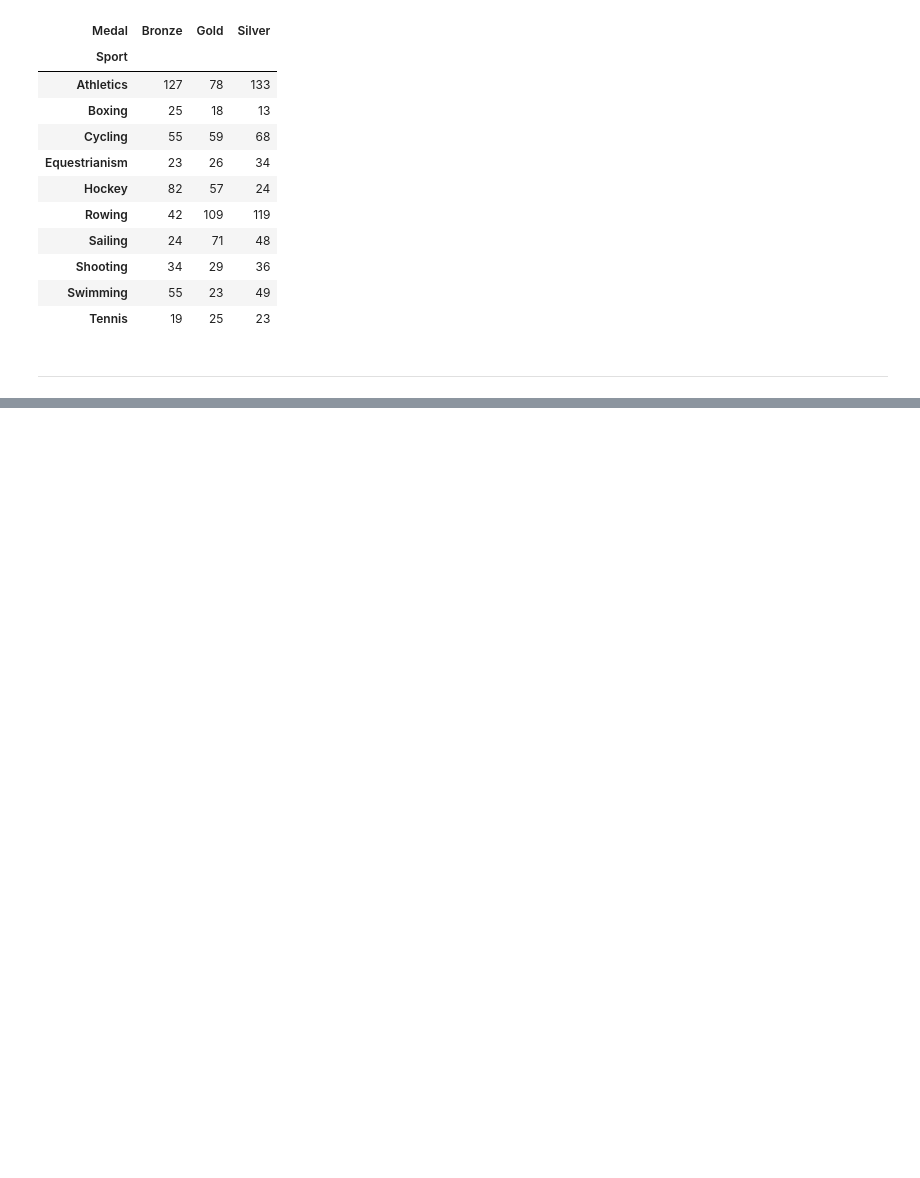
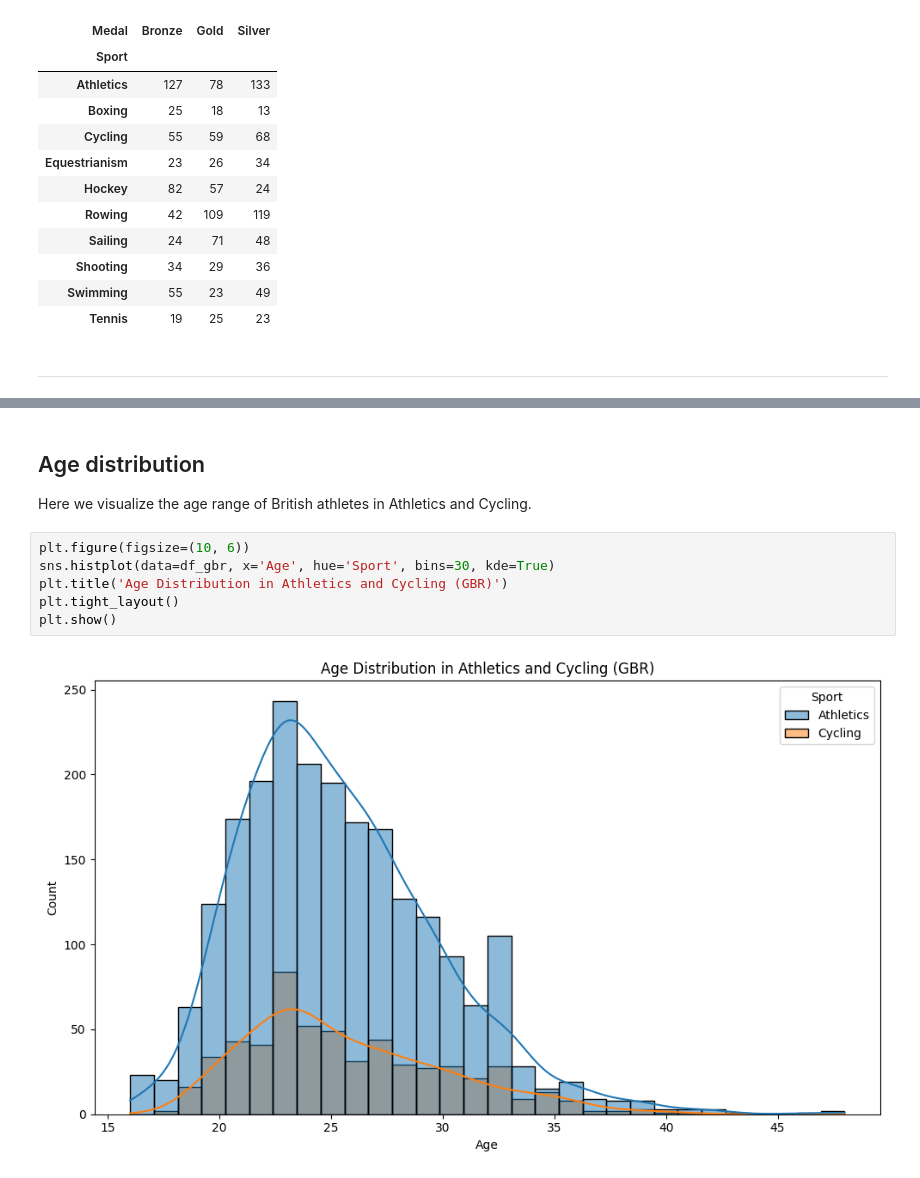
Before and after one commit to nouralahmad89-crypto/OS-projekt-Storbrittanien, a Jupyter notebook: notebooks/data_analysis.ipynb, the cells around one changed output, grey strips where cells are left out. Drawn from its saved outputs; the diff is of its cells as text; blank space fills up the shorter version.

```diff
--- a/notebooks/data_analysis.ipynb
+++ b/notebooks/data_analysis.ipynb
@@ -440,0 +476,12 @@ top_medal
+# %% [markdown]
+## Age distribution
+
+Here we visualize the age range of British athletes in Athletics and Cycling.
+# %%
+plt.figure(figsize=(10, 6))
+sns.histplot(data=df_gbr, x='Age', hue='Sport', bins=30, kde=True)
+plt.title('Age Distribution in Athletics and Cycling (GBR)')
+plt.tight_layout()
+plt.show()
+# %% [output]
+[figure, added]
```
Also changed, not shown: parts of 6 cells of this notebook.
